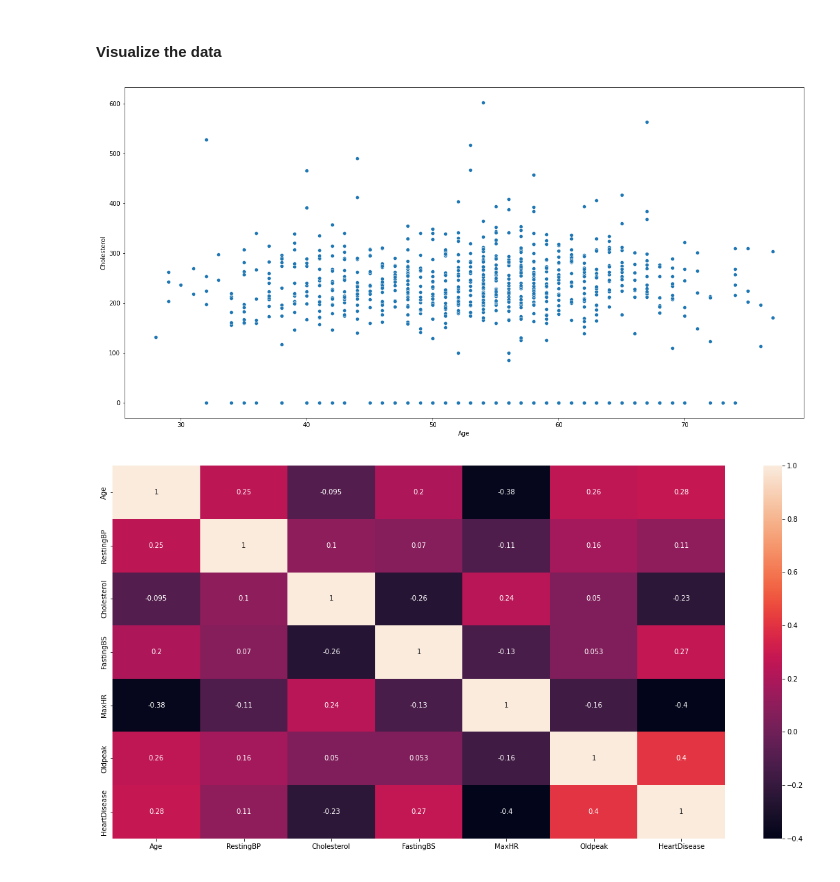
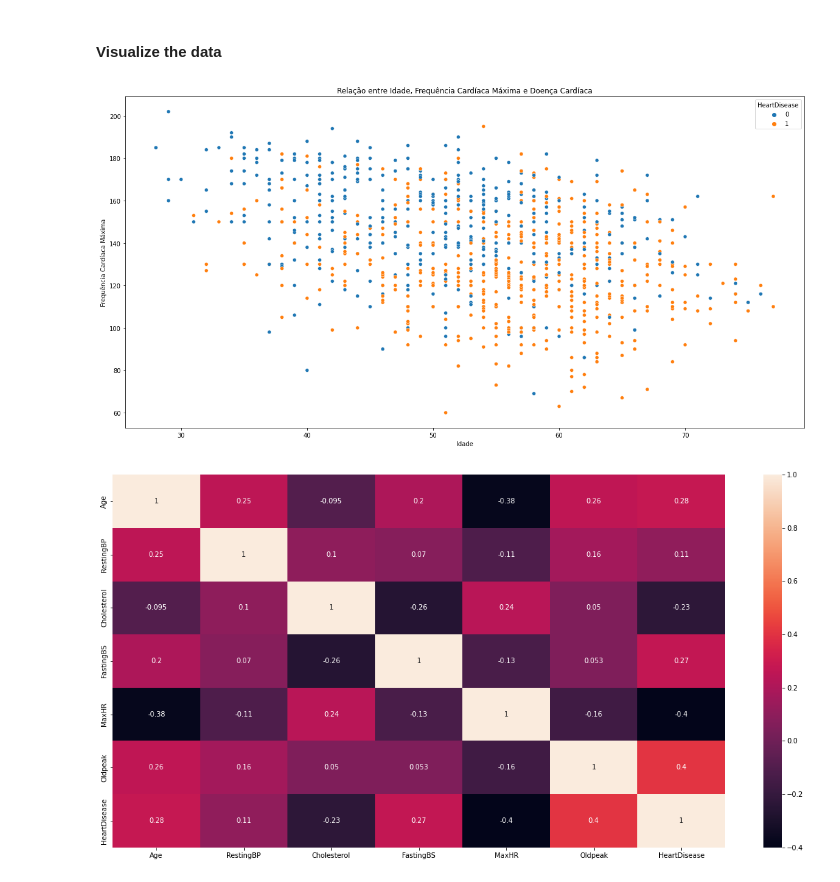
Before and after one commit to Gefte/API-for-Data-Science, a Jupyter notebook: models/data_analise.ipynb, the cells around one changed output. Drawn from its saved outputs; the diff is of its cells as text; code cells hidden in the pictures.

Commit message:
modified:   models/data_analise.ipynb 	new file:   models/pipeline_model.py

```diff
--- a/models/data_analise.ipynb
+++ b/models/data_analise.ipynb
@@ -79,8 +80,11 @@ memory usage: 86.2+ KB
 #### Visualize the data
 # %%
 plt.figure(figsize=(20,10))
-sns.scatterplot(x="Age", y="Cholesterol", data=df)
+sns.scatterplot(x="Age", y="MaxHR",hue='HeartDisease', data=df)
+plt.title("Relação entre Idade, Frequência Cardíaca Máxima e Doença Cardíaca")
+plt.xlabel("Idade")
+plt.ylabel("Frequência Cardíaca Máxima")
 plt.show()
 # %% [output]
-[figure, old version]
+[figure, new version]
 # %%
```
Also changed, not shown: parts of 17 cells of this notebook, 1 other file.
